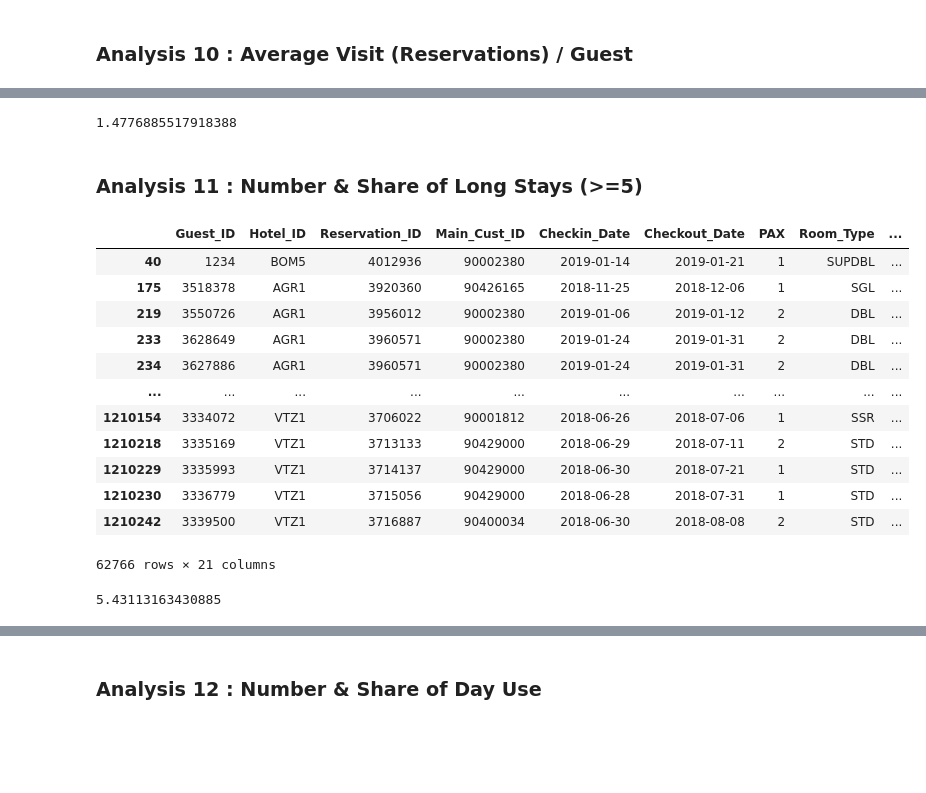
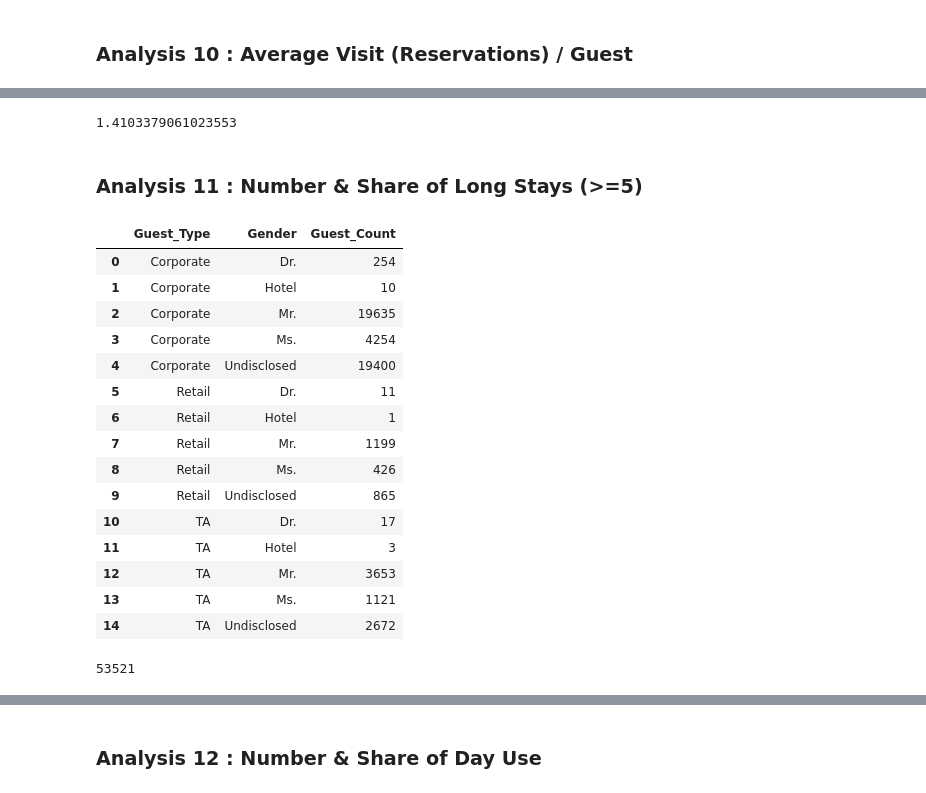
Before and after one commit to codeRSH/AAG-DS, a Jupyter notebook: AAG_Exploratory_Analysis.ipynb, the cells around one changed output, grey strips where cells are left out. Cells and saved outputs as stored; diff of their text form; code cells hidden in the pictures; blank space fills up the shorter version.

```diff
--- a/AAG_Exploratory_Analysis.ipynb
+++ b/AAG_Exploratory_Analysis.ipynb
@@ -277,6 +277,8 @@ dtype: float64
 # As the number blank 'Gender' fields are large, we can't impute the blank values.
 # So, we consider all null values as Undisclosed
 kna1_data["Gender"].fillna(value = "Undisclosed", inplace = True )
+# %%
+kna1_data = kna1_data[kna1_data["Gender"] != "Hotel"]
 # %% [markdown]
 ### HUERES - Guest/Reservation ID Combination Data
 # %%
@@ -1039,28 +989,33 @@ guest_data_avg_visit
 # %%
-guest_data_avg_visit["Reservation_ID"].mean()
+guest_data_avg_visit["Reservation_Count"].mean()
 # %% [output]
-1.4776885517918388
+1.4103379061023553
 # %% [markdown]
 ### Analysis 11 : Number & Share of Long Stays (>=5)
 # %%
-long_stay_guest_data = guest_data[guest_data["Stay_Length"] > 5]
+long_stay_guest_data = guest_data[guest_data["Stay_Length"] > 5].groupby(["Guest_Type", "Gender"]).count()
+long_stay_guest_data = long_stay_guest_data.reset_index()[["Guest_Type", "Gender", "Guest_ID"]].rename(columns={"Guest_ID": "Guest_Count"})
 long_stay_guest_data
 # %% [output]
-|  | Guest_ID | Hotel_ID | Reservation_ID | Main_Cust_ID | Checkin_Date | Checkout_Date | PAX | Room_Type | ... |
-| 40 | 1234 | BOM5 | 4012936 | 90002380 | 2019-01-14 | 2019-01-21 | 1 | SUPDBL | ... |
-| 175 | 3518378 | AGR1 | 3920360 | 90426165 | 2018-11-25 | 2018-12-06 | 1 | SGL | ... |
-| 219 | 3550726 | AGR1 | 3956012 | 90002380 | 2019-01-06 | 2019-01-12 | 2 | DBL | ... |
-| 233 | 3628649 | AGR1 | 3960571 | 90002380 | 2019-01-24 | 2019-01-31 | 2 | DBL | ... |
-| 234 | 3627886 | AGR1 | 3960571 | 90002380 | 2019-01-24 | 2019-01-31 | 2 | DBL | ... |
-| ... | ... | ... | ... | ... | ... | ... | ... | ... | ... |
-| 1210154 | 3334072 | VTZ1 | 3706022 | 90001812 | 2018-06-26 | 2018-07-06 | 1 | SSR | ... |
-| 1210218 | 3335169 | VTZ1 | 3713133 | 90429000 | 2018-06-29 | 2018-07-11 | 2 | STD | ... |
-| 1210229 | 3335993 | VTZ1 | 3714137 | 90429000 | 2018-06-30 | 2018-07-21 | 1 | STD | ... |
-| 1210230 | 3336779 | VTZ1 | 3715056 | 90429000 | 2018-06-28 | 2018-07-31 | 1 | STD | ... |
-| 1210242 | 3339500 | VTZ1 | 3716887 | 90400034 | 2018-06-30 | 2018-08-08 | 2 | STD | ... |
+|  | Guest_Type | Gender | Guest_Count |
+| 0 | Corporate | Dr. | 254 |
+| 1 | Corporate | Hotel | 10 |
+| 2 | Corporate | Mr. | 19635 |
+| 3 | Corporate | Ms. | 4254 |
+| 4 | Corporate | Undisclosed | 19400 |
+| 5 | Retail | Dr. | 11 |
+| 6 | Retail | Hotel | 1 |
+| 7 | Retail | Mr. | 1199 |
+| 8 | Retail | Ms. | 426 |
+| 9 | Retail | Undisclosed | 865 |
+| 10 | TA | Dr. | 17 |
+| 11 | TA | Hotel | 3 |
+| 12 | TA | Mr. | 3653 |
+| 13 | TA | Ms. | 1121 |
+| 14 | TA | Undisclosed | 2672 |
-62766 rows × 21 columns
 # %%
 # Percentage of such guests
-( long_stay_guest_data["Guest_ID"].nunique( ) / guest_data["Guest_ID"].nunique() ) * 100
+num_of_long_stay_guest = long_stay_guest_data["Guest_Count"].sum( )
+round(num_of_long_stay_guest / num_of_unique_guests, 4 ) * 100
 # %% [output]
-5.43113163430885
+53521
```
Also changed, not shown: parts of 63 cells of this notebook.
